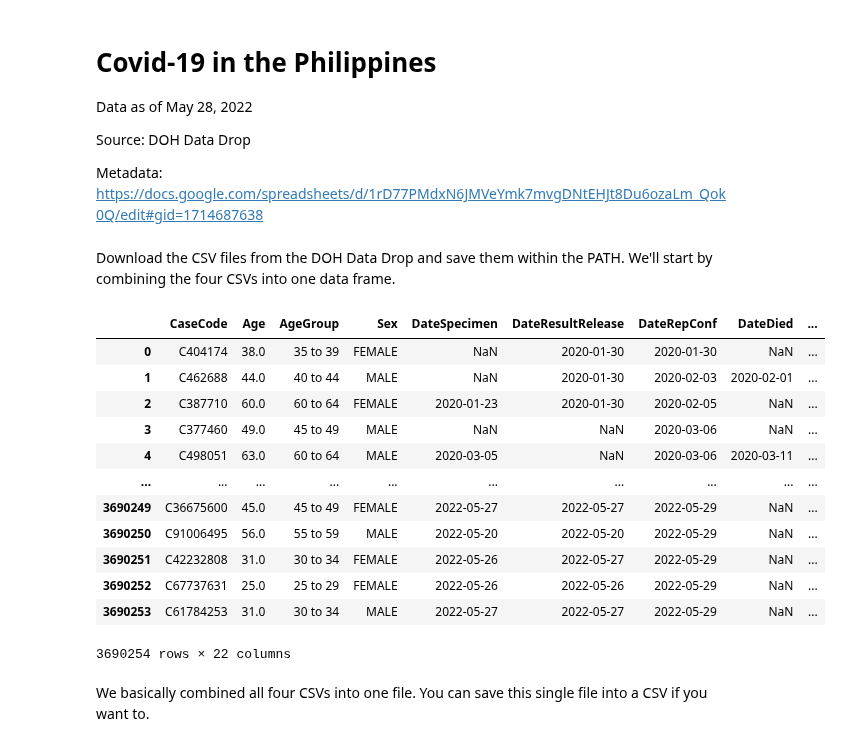
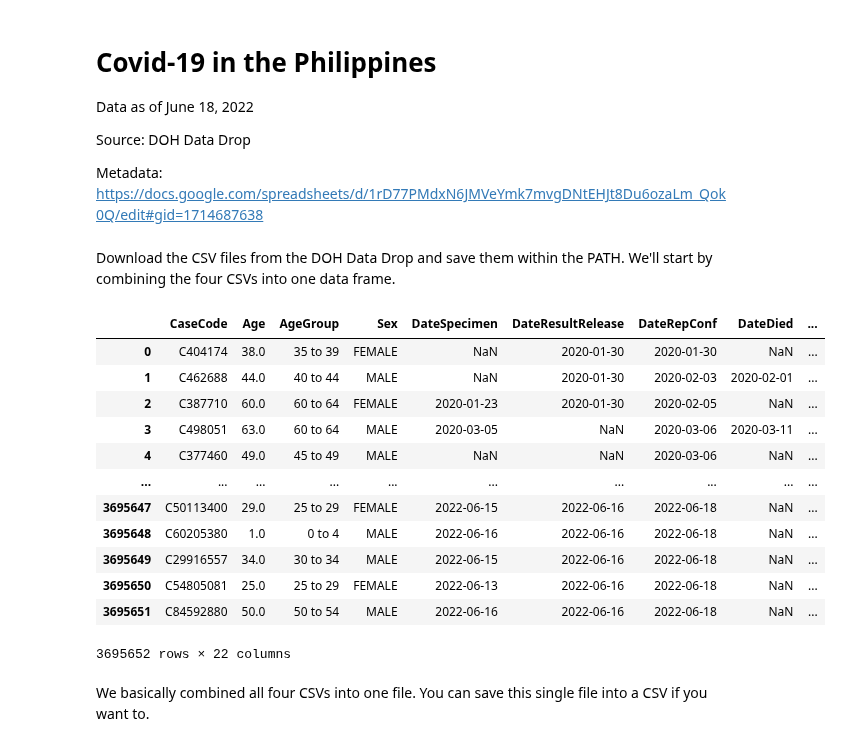
Before and after one commit to pmagtulis/covid-ph, a Jupyter notebook: covid-philippines.ipynb, the cells around one changed output. Cells and saved outputs as stored; diff of their text form; code cells hidden in the pictures.

Commit message:
Updated: June 18, 2022

```diff
--- a/covid-philippines.ipynb
+++ b/covid-philippines.ipynb
@@ -1,7 +1,7 @@
 # %% [markdown]
 # Covid-19 in the Philippines
 
-Data as of May 28, 2022
+Data as of June 18, 2022
 
 Source: DOH Data Drop
 
@@ -16,23 +16,23 @@ from plotnine import *
 # %%
 pd.set_option("display.max_columns", None)
 pd.set_option("display.max_rows", 1000)
 df = pd.concat(
-    map(pd.read_csv, ['DOH COVID Data Drop_ 20220528 - 04 Case Information_batch_0.csv', 'DOH COVID Data Drop_ 20220528 - 04 Case Information_batch_1.csv', 'DOH COVID Data Drop_ 20220528 - 04 Case Information_batch_2.csv', "DOH COVID Data Drop_ 20220528 - 04 Case Information_batch_3.csv"]), ignore_index=True)
+    map(pd.read_csv, ['DOH COVID Data Drop_ 20220618 - 04 Case Information_batch_0.csv', 'DOH COVID Data Drop_ 20220618 - 04 Case Information_batch_1.csv', 'DOH COVID Data Drop_ 20220618 - 04 Case Information_batch_2.csv', "DOH COVID Data Drop_ 20220618 - 04 Case Information_batch_3.csv"]), ignore_index=True)
 df
 # %% [output]
 |  | CaseCode | Age | AgeGroup | Sex | DateSpecimen | DateResultRelease | DateRepConf | DateDied | ... |
 | 0 | C404174 | 38.0 | 35 to 39 | FEMALE | NaN | 2020-01-30 | 2020-01-30 | NaN | ... |
 | 1 | C462688 | 44.0 | 40 to 44 | MALE | NaN | 2020-01-30 | 2020-02-03 | 2020-02-01 | ... |
 | 2 | C387710 | 60.0 | 60 to 64 | FEMALE | 2020-01-23 | 2020-01-30 | 2020-02-05 | NaN | ... |
-| 3 | C377460 | 49.0 | 45 to 49 | MALE | NaN | NaN | 2020-03-06 | NaN | ... |
-| 4 | C498051 | 63.0 | 60 to 64 | MALE | 2020-03-05 | NaN | 2020-03-06 | 2020-03-11 | ... |
+| 3 | C498051 | 63.0 | 60 to 64 | MALE | 2020-03-05 | NaN | 2020-03-06 | 2020-03-11 | ... |
+| 4 | C377460 | 49.0 | 45 to 49 | MALE | NaN | NaN | 2020-03-06 | NaN | ... |
 | ... | ... | ... | ... | ... | ... | ... | ... | ... | ... |
-| 3690249 | C36675600 | 45.0 | 45 to 49 | FEMALE | 2022-05-27 | 2022-05-27 | 2022-05-29 | NaN | ... |
-| 3690250 | C91006495 | 56.0 | 55 to 59 | MALE | 2022-05-20 | 2022-05-20 | 2022-05-29 | NaN | ... |
-| 3690251 | C42232808 | 31.0 | 30 to 34 | FEMALE | 2022-05-26 | 2022-05-27 | 2022-05-29 | NaN | ... |
-| 3690252 | C67737631 | 25.0 | 25 to 29 | FEMALE | 2022-05-26 | 2022-05-26 | 2022-05-29 | NaN | ... |
-| 3690253 | C61784253 | 31.0 | 30 to 34 | MALE | 2022-05-27 | 2022-05-27 | 2022-05-29 | NaN | ... |
+| 3695647 | C50113400 | 29.0 | 25 to 29 | FEMALE | 2022-06-15 | 2022-06-16 | 2022-06-18 | NaN | ... |
+| 3695648 | C60205380 | 1.0 | 0 to 4 | MALE | 2022-06-16 | 2022-06-16 | 2022-06-18 | NaN | ... |
+| 3695649 | C29916557 | 34.0 | 30 to 34 | MALE | 2022-06-15 | 2022-06-16 | 2022-06-18 | NaN | ... |
+| 3695650 | C54805081 | 25.0 | 25 to 29 | FEMALE | 2022-06-13 | 2022-06-16 | 2022-06-18 | NaN | ... |
+| 3695651 | C84592880 | 50.0 | 50 to 54 | MALE | 2022-06-16 | 2022-06-16 | 2022-06-18 | NaN | ... |
-3690254 rows × 22 columns
+3695652 rows × 22 columns
 # %% [markdown]
 We basically combined all four CSVs into one file.
 You can save this single file into a CSV if you want to.
```
Also changed, not shown: parts of 44 cells of this notebook.
